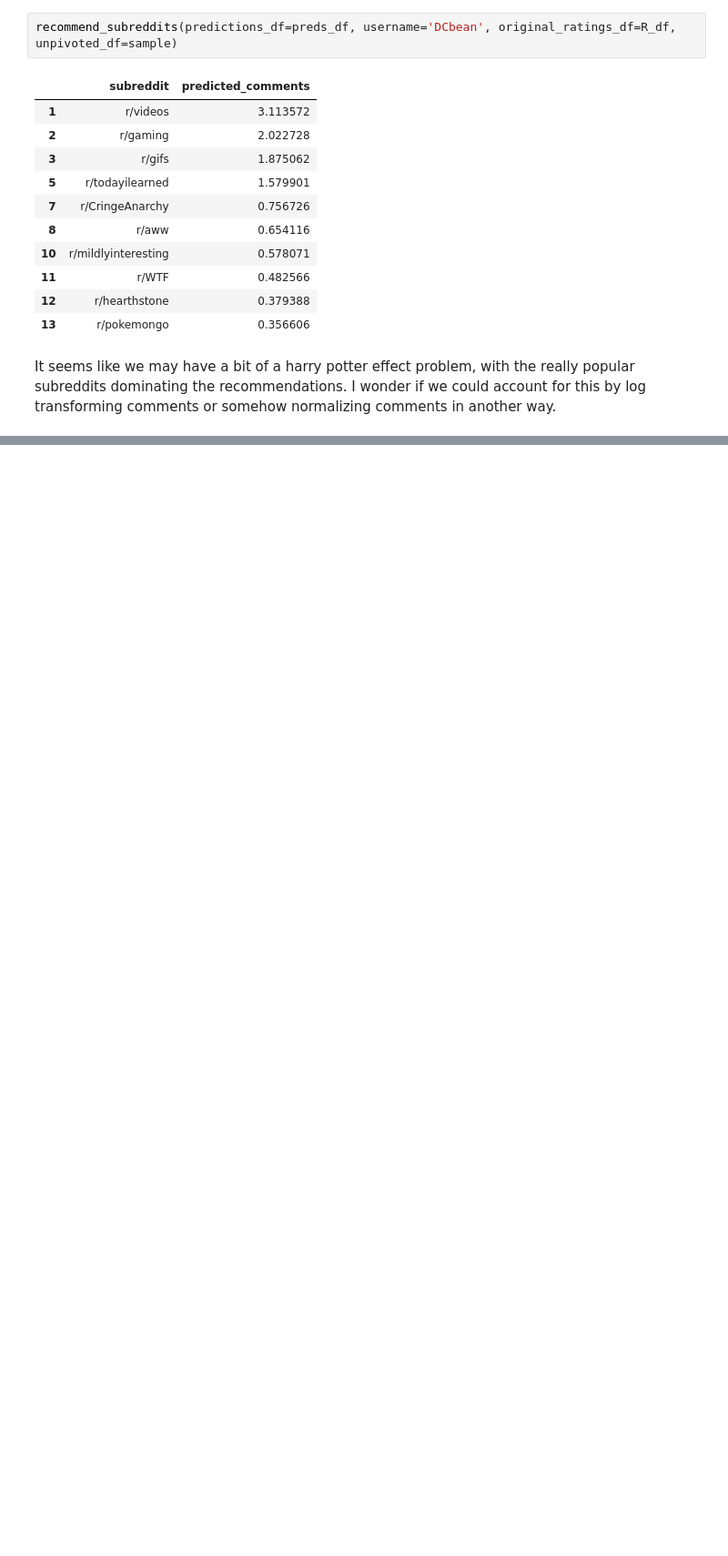
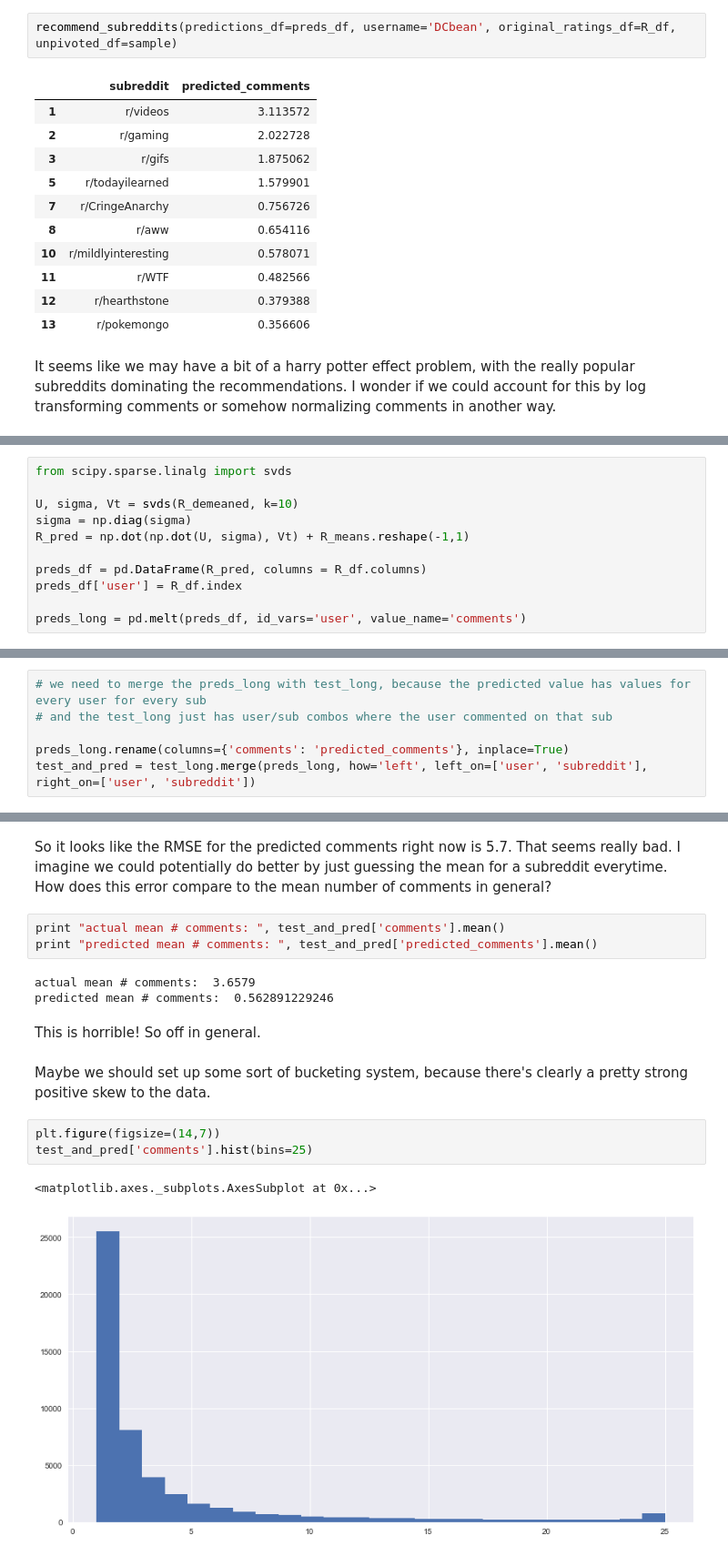
Before and after one commit to iamlostcoast/reddit_rec_engine, a Jupyter notebook: svd_reddit_rec_engine.ipynb, the cells around one changed output, grey strips where cells are left out. Shown at 91% size. Cells and saved outputs as stored; diff of their text form; blank space fills up the shorter version.

```diff
--- a/svd_reddit_rec_engine.ipynb
+++ b/svd_reddit_rec_engine.ipynb
@@ -151,0 +156,11 @@ It seems like we may have a bit of a harry potter effect problem, with the reall
+# %%
+from scipy.sparse.linalg import svds
+
+U, sigma, Vt = svds(R_demeaned, k=10)
+sigma = np.diag(sigma)
+R_pred = np.dot(np.dot(U, sigma), Vt) + R_means.reshape(-1,1)
+
+preds_df = pd.DataFrame(R_pred, columns = R_df.columns)
+preds_df['user'] = R_df.index
+
+preds_long = pd.melt(preds_df, id_vars='user', value_name='comments')
@@ -151,0 +189,6 @@ It seems like we may have a bit of a harry potter effect problem, with the reall
+# %%
+# we need to merge the preds_long with test_long, because the predicted value has values for every user for every sub
+# and the test_long just has user/sub combos where the user commented on that sub
+
+preds_long.rename(columns={'comments': 'predicted_comments'}, inplace=True)
+test_and_pred = test_long.merge(preds_long, how='left', left_on=['user', 'subreddit'], right_on=['user', 'subreddit'])
@@ -151,0 +214,18 @@ It seems like we may have a bit of a harry potter effect problem, with the reall
+# %% [markdown]
+So it looks like the RMSE for the predicted comments right now is 5.7.  That seems really bad. I imagine we could potentially do better by just guessing the mean for a subreddit everytime.  How does this error compare to the mean number of comments in general?
+# %%
+print "actual mean # comments: ", test_and_pred['comments'].mean()
+print "predicted mean # comments: ", test_and_pred['predicted_comments'].mean()
+# %% [output]
+actual mean # comments:  3.6579
+predicted mean # comments:  0.562891229246
+# %% [markdown]
+This is horrible!  So off in general.
+# %% [markdown]
+Maybe we should set up some sort of bucketing system, because there's clearly a pretty strong positive skew to the data.
+# %%
+plt.figure(figsize=(14,7))
+test_and_pred['comments'].hist(bins=25)
+# %% [output]
+<matplotlib.axes._subplots.AxesSubplot at 0x...>
+[figure, added]
```
Also changed, not shown: parts of 13 cells of this notebook.
